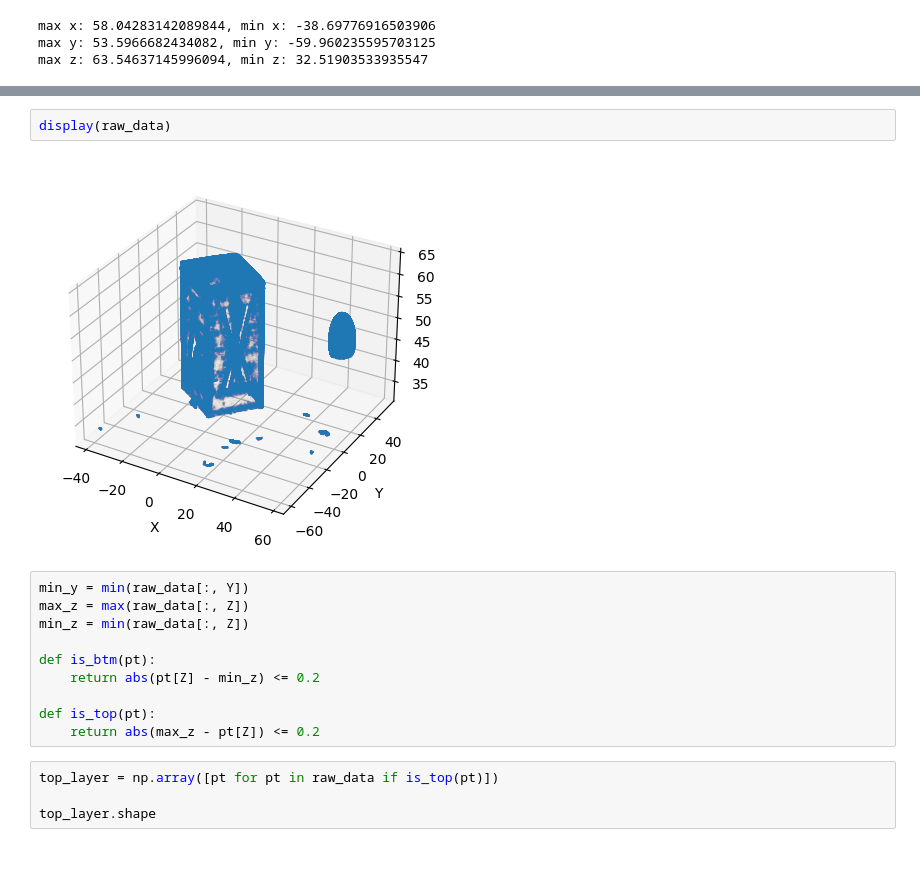
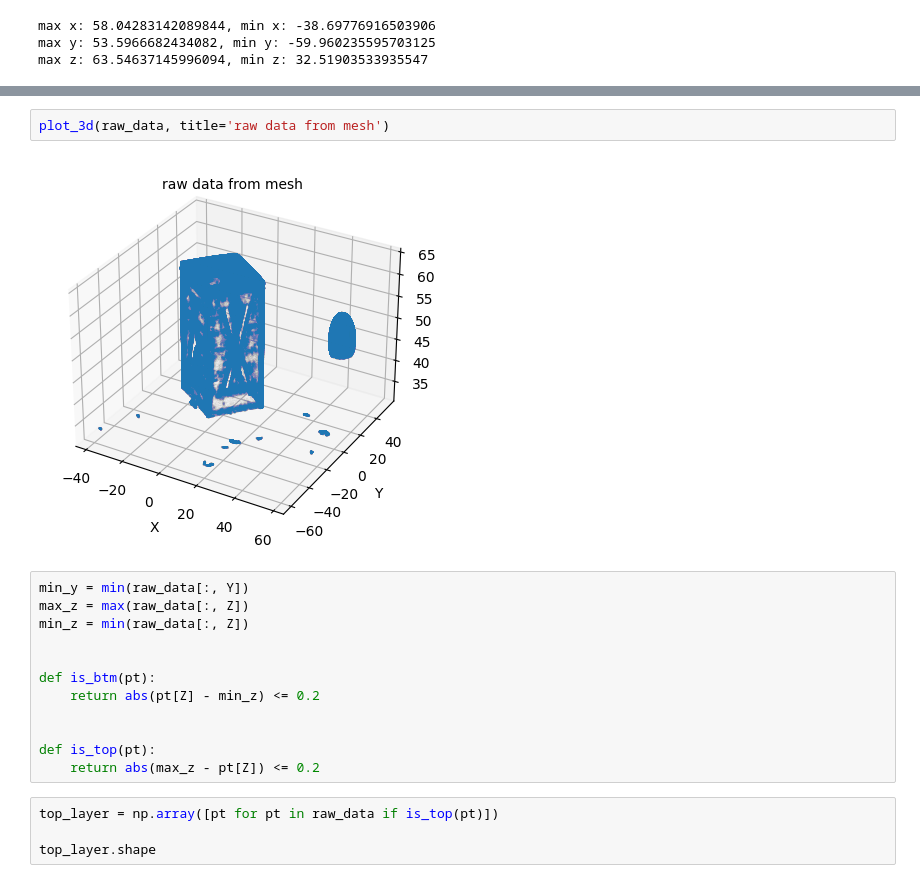
Before and after one commit to jichengzhi/crop-cube, a Jupyter notebook: 3d-solution.ipynb, the cells around one changed output, grey strips where cells are left out. Drawn from its saved outputs; the diff is of its cells as text.

```diff
--- a/3d-solution.ipynb
+++ b/3d-solution.ipynb
@@ -65,15 +26,17 @@ def display(data, s=0.00001):
-# %%
-display(raw_data)
-# %% [output]
-[figure, removed]
+# %%
+plot_3d(raw_data, title='raw data from mesh')
+# %% [output]
+[figure, added]
 # %%
 min_y = min(raw_data[:, Y])
 max_z = max(raw_data[:, Z])
 min_z = min(raw_data[:, Z])
 
+
 def is_btm(pt):
     return abs(pt[Z] - min_z) <= 0.2
 
+
 def is_top(pt):
     return abs(max_z - pt[Z]) <= 0.2
 # %%
```
Also changed, not shown: parts of 20 cells of this notebook, 2 other files.
